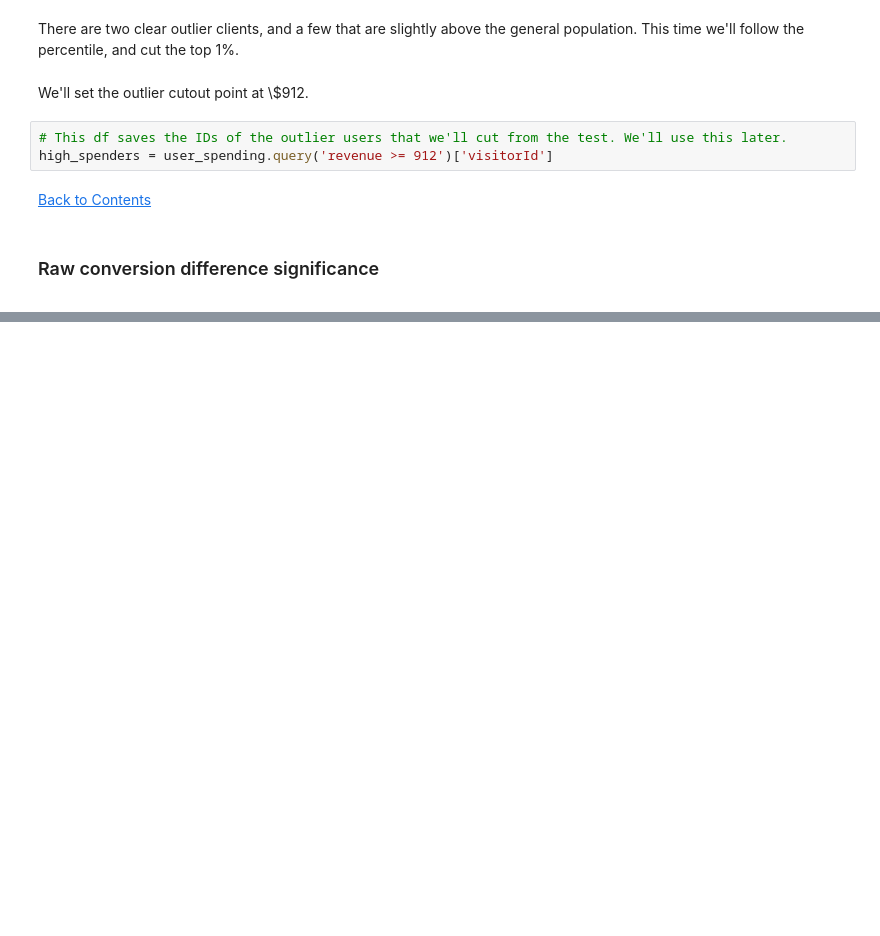
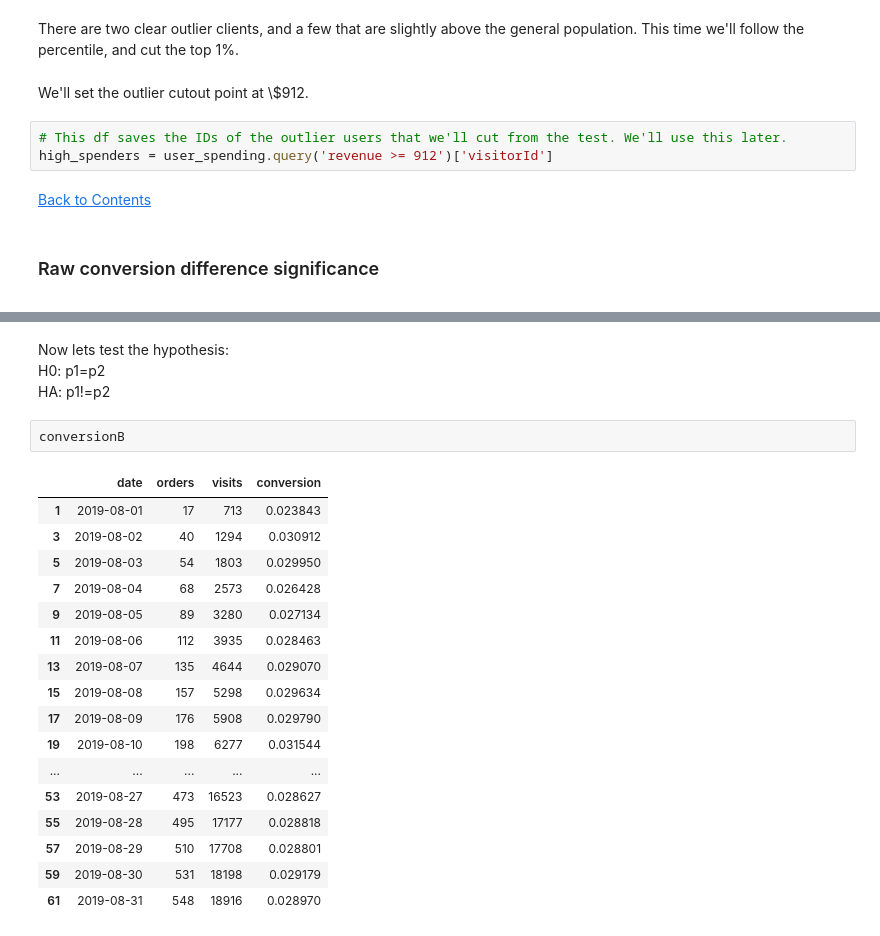
Before and after one commit to Silverscale/Tripleten-A-B-testing, a Jupyter notebook: A_B_testing.ipynb, the cells around one changed output, grey strips where cells are left out. Saved outputs shown, nothing was run; the diff lists cells and outputs as text; blank space fills up the shorter version.

```diff
--- a/A_B_testing.ipynb
+++ b/A_B_testing.ipynb
@@ -594,0 +641,24 @@ high_spenders = user_spending.query('revenue >= 912')['visitorId']
+# %% [markdown]
+Now lets test the hypothesis:<br>
+H0: p1=p2<br>
+HA: p1!=p2
+# %%
+conversionB
+# %% [output]
+|  | date | orders | visits | conversion |
+| 1 | 2019-08-01 | 17 | 713 | 0.023843 |
+| 3 | 2019-08-02 | 40 | 1294 | 0.030912 |
+| 5 | 2019-08-03 | 54 | 1803 | 0.029950 |
+| 7 | 2019-08-04 | 68 | 2573 | 0.026428 |
+| 9 | 2019-08-05 | 89 | 3280 | 0.027134 |
+| 11 | 2019-08-06 | 112 | 3935 | 0.028463 |
+| 13 | 2019-08-07 | 135 | 4644 | 0.029070 |
+| 15 | 2019-08-08 | 157 | 5298 | 0.029634 |
+| 17 | 2019-08-09 | 176 | 5908 | 0.029790 |
+| 19 | 2019-08-10 | 198 | 6277 | 0.031544 |
+| ... | ... | ... | ... | ... |
+| 53 | 2019-08-27 | 473 | 16523 | 0.028627 |
+| 55 | 2019-08-28 | 495 | 17177 | 0.028818 |
+| 57 | 2019-08-29 | 510 | 17708 | 0.028801 |
+| 59 | 2019-08-30 | 531 | 18198 | 0.029179 |
+| 61 | 2019-08-31 | 548 | 18916 | 0.028970 |
```
Also changed, not shown: parts of 9 cells of this notebook.
